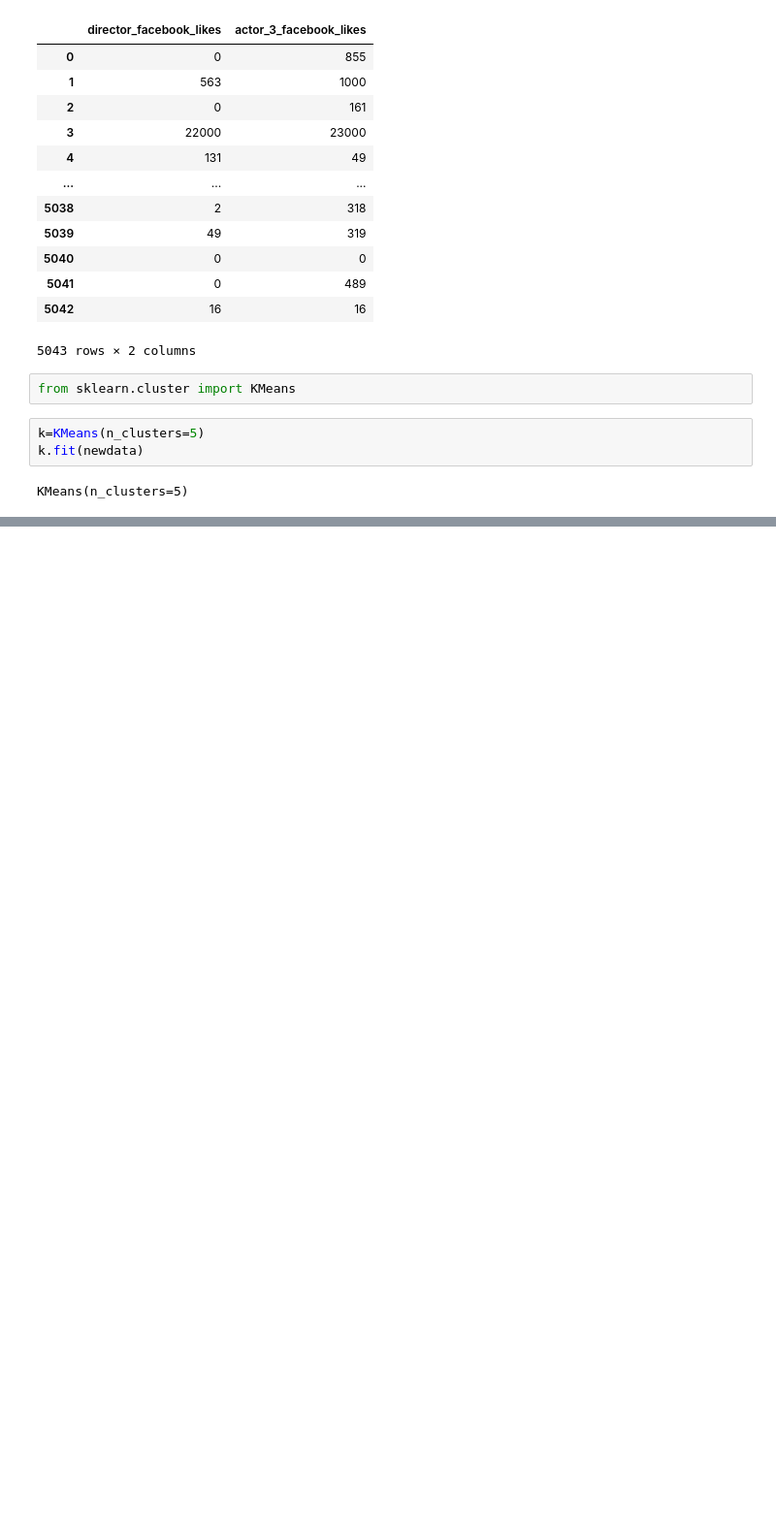
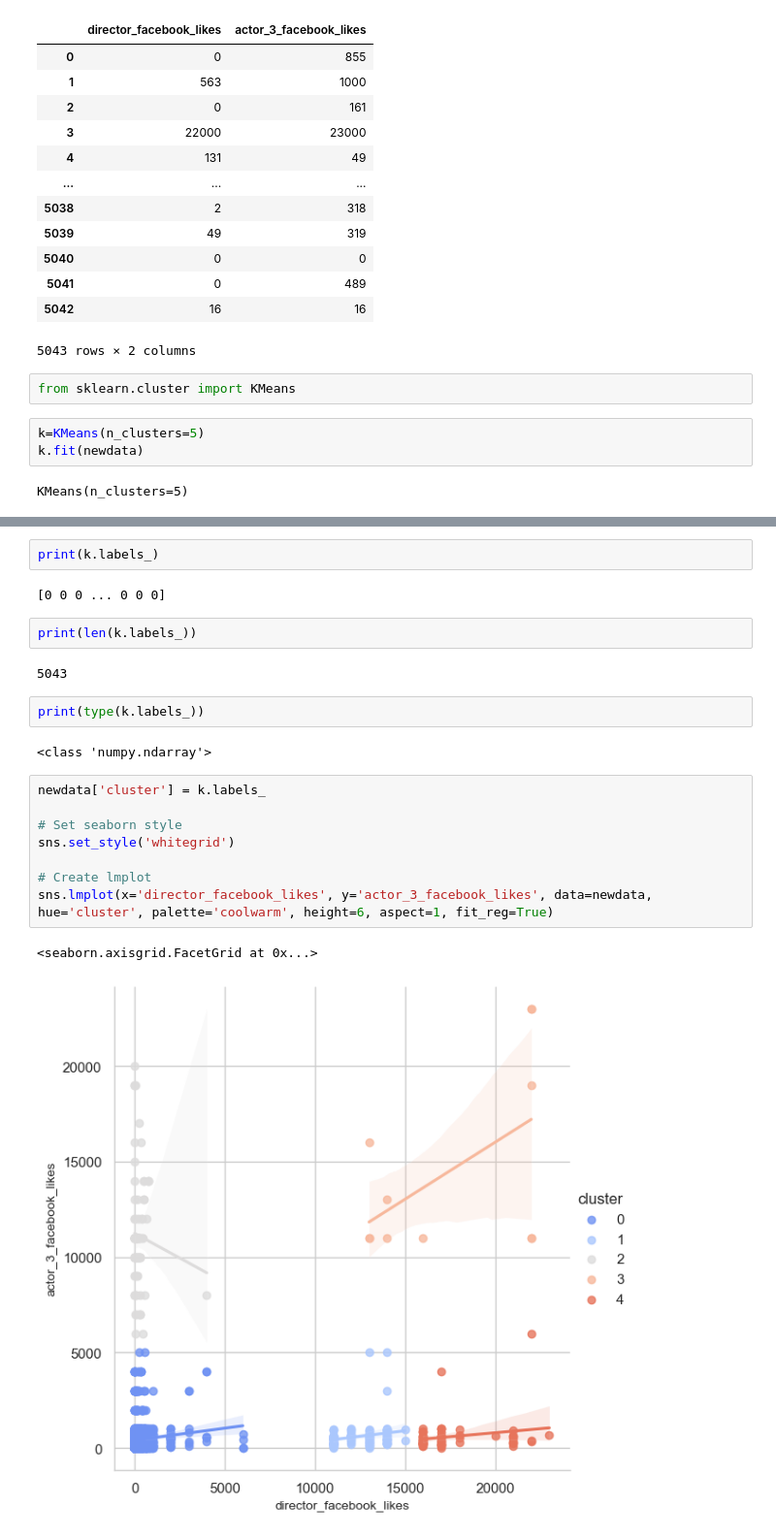
Before and after one commit to azartechnet/SanjithaBatch, a Jupyter notebook: K-MeanClustering.ipynb, the cells around one changed output, grey strips where cells are left out. Shown at 97% size. Drawn from its saved outputs; the diff is of its cells as text; blank space fills up the shorter version.

```diff
--- a/K-MeanClustering.ipynb
+++ b/K-MeanClustering.ipynb
@@ -92,0 +94,23 @@ array([[  151.29382199,   420.67350785],
+# %%
+print(k.labels_)
+# %% [output]
+[0 0 0 ... 0 0 0]
+# %%
+print(len(k.labels_))
+# %% [output]
+5043
+# %%
+print(type(k.labels_))
+# %% [output]
+<class 'numpy.ndarray'>
+# %%
+newdata['cluster'] = k.labels_
+
+# Set seaborn style
+sns.set_style('whitegrid')
+
+# Create lmplot
+sns.lmplot(x='director_facebook_likes', y='actor_3_facebook_likes', data=newdata, hue='cluster', palette='coolwarm', height=6, aspect=1, fit_reg=True)
+# %% [output]
+<seaborn.axisgrid.FacetGrid at 0x...>
+[figure, added]
```
Also changed, not shown: parts of 2 cells of this notebook.
